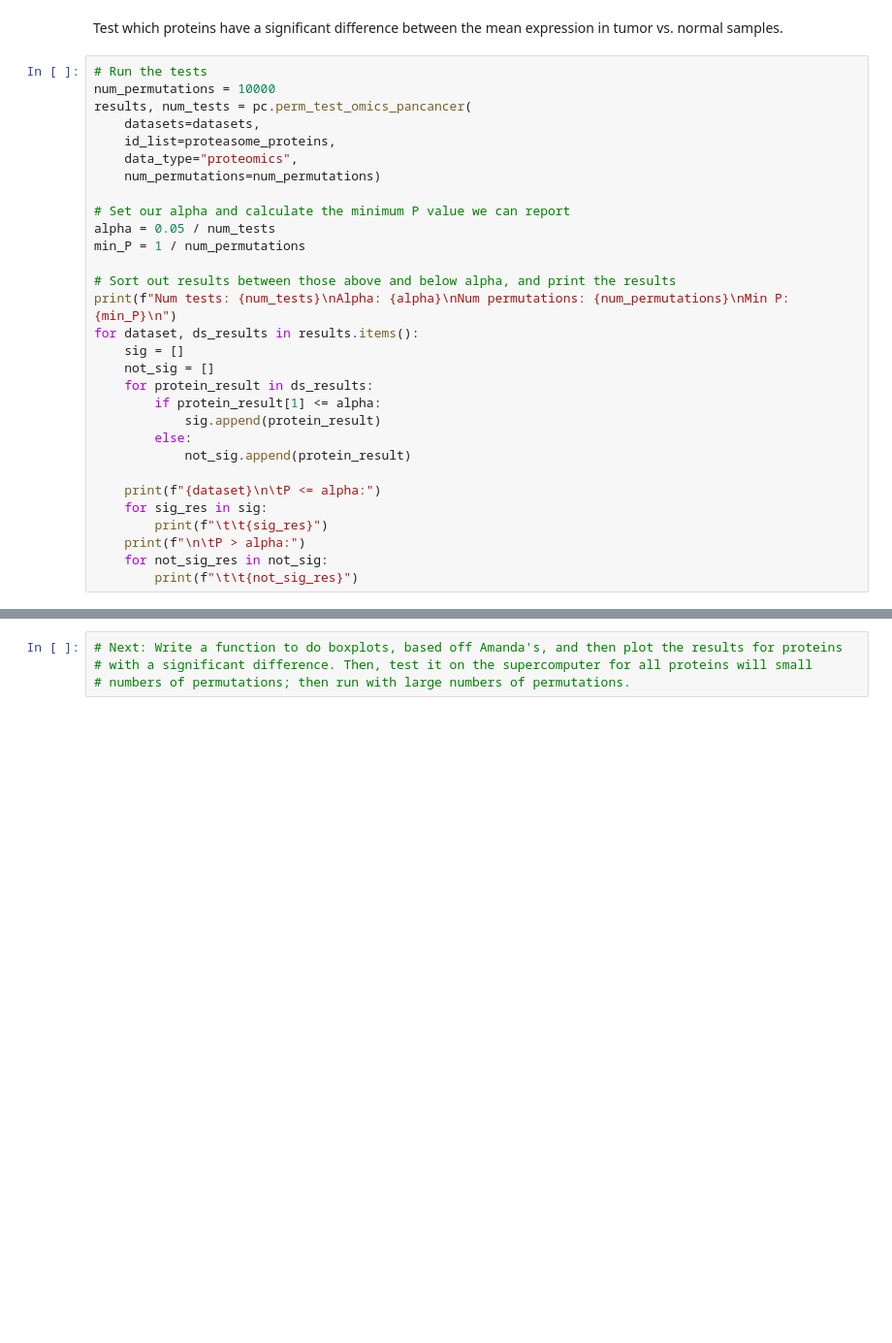
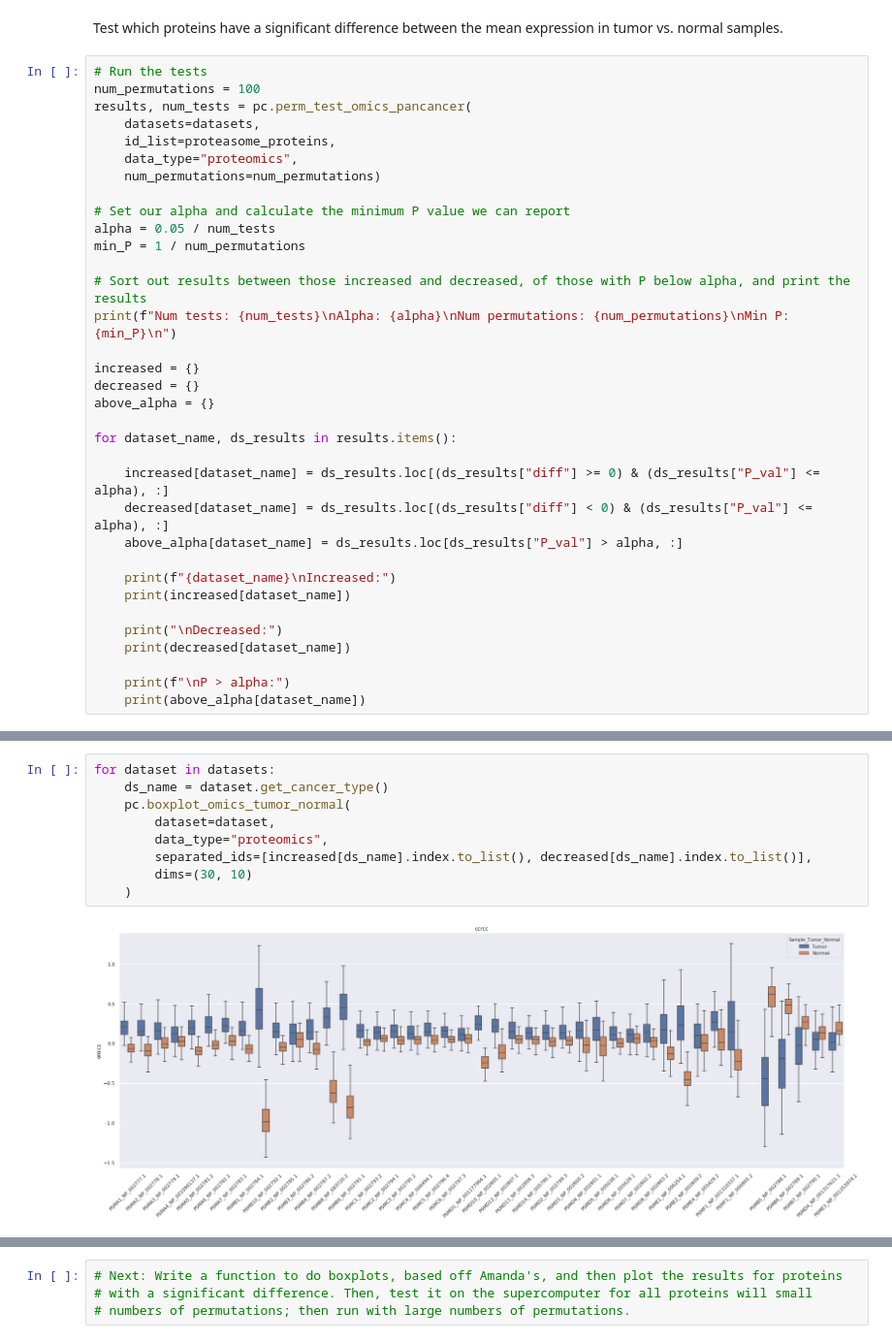
Before and after one commit to PayneLab/ProteinComplexes_2.0, a Jupyter notebook: proteasome_all.ipynb, the cells around one changed output, grey strips where cells are left out. Shown at 97% size. Cells and saved outputs as stored; diff of their text form; blank space fills up the shorter version.

Commit message:
Finish test notebook for pancancer tumor/normal proteasome investigation

```diff
--- a/proteasome_all.ipynb
+++ b/proteasome_all.ipynb
@@ -35,7 +53,7 @@ proteasome_proteins = sorted(set(hgnc_lists["Proteasome"]))
 Test which proteins have a significant difference between the mean expression in tumor vs. normal samples.
 # %%
 # Run the tests
-num_permutations = 10000
+num_permutations = 100
 results, num_tests = pc.perm_test_omics_pancancer(
     datasets=datasets,
     id_list=proteasome_proteins,
@@ -46,21 +64,25 @@ results, num_tests = pc.perm_test_omics_pancancer(
 alpha = 0.05 / num_tests
 min_P = 1 / num_permutations
 
-# Sort out results between those above and below alpha, and print the results
+# Sort out results between those increased and decreased, of those with P below alpha, and print the results
 print(f"Num tests: {num_tests}\nAlpha: {alpha}\nNum permutations: {num_permutations}\nMin P: {min_P}\n")
-for dataset, ds_results in results.items():
-    sig = []
-    not_sig = []
-    for protein_result in ds_results:
-        if protein_result[1] <= alpha:
-            sig.append(protein_result)
-        else:
-            not_sig.append(protein_result)
 
-    print(f"{dataset}\n\tP <= alpha:")
-    for sig_res in sig:
-        print(f"\t\t{sig_res}")
-    print(f"\n\tP > alpha:")
-    for not_sig_res in not_sig:
-        print(f"\t\t{not_sig_res}")
+increased = {}
+decreased = {}
+above_alpha = {}
+
+for dataset_name, ds_results in results.items():
+
+    increased[dataset_name] = ds_results.loc[(ds_results["diff"] >= 0) & (ds_results["P_val"] <= alpha), :]
+    decreased[dataset_name] = ds_results.loc[(ds_results["diff"] < 0) & (ds_results["P_val"] <= alpha), :]
+    above_alpha[dataset_name] = ds_results.loc[ds_results["P_val"] > alpha, :]
+
+    print(f"{dataset_name}\nIncreased:")
+    print(increased[dataset_name])
+
+    print("\nDecreased:")
+    print(decreased[dataset_name])
+
+    print(f"\nP > alpha:")
+    print(above_alpha[dataset_name])
 # %% [output]
@@ -83,0 +106,11 @@ ccrcc
+# %%
+for dataset in datasets:
+    ds_name = dataset.get_cancer_type()
+    pc.boxplot_omics_tumor_normal(
+        dataset=dataset,
+        data_type="proteomics",
+        separated_ids=[increased[ds_name].index.to_list(), decreased[ds_name].index.to_list()],
+        dims=(30, 10)
+    )
+# %% [output]
+[figure, added]
```
Also changed, not shown: parts of 6 cells of this notebook, 2 other files.
